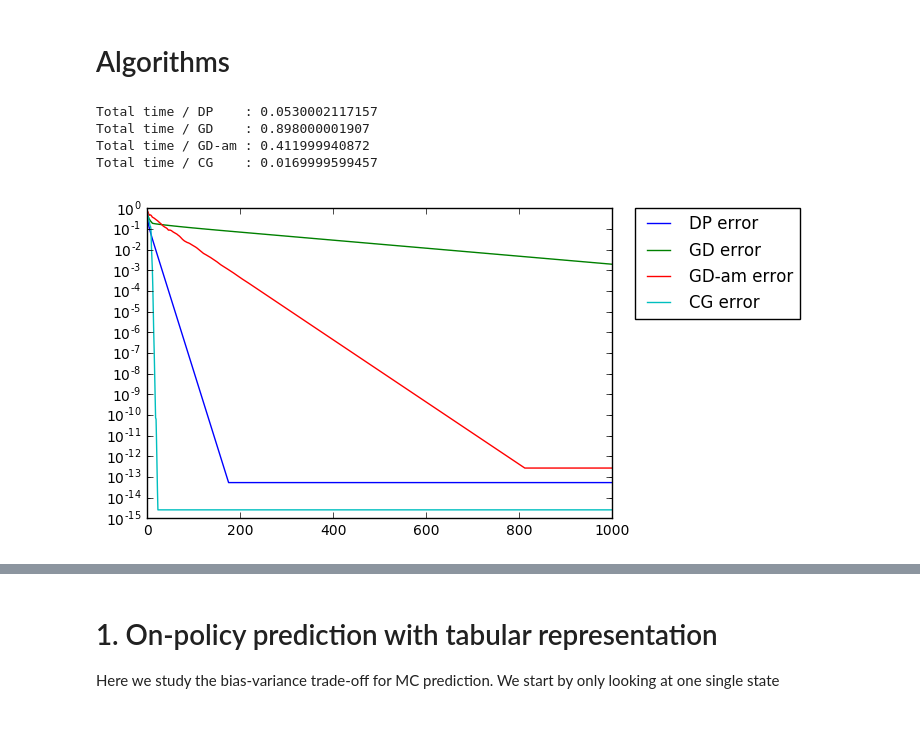
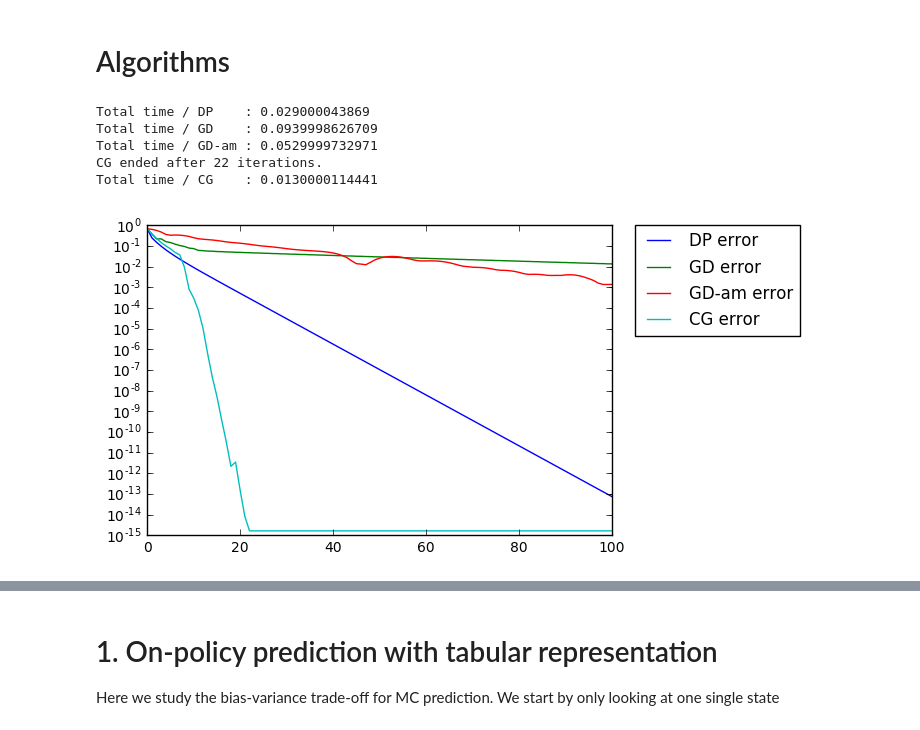
Before and after one commit to mtanneau/ReinforcementLearningClass, a Jupyter notebook: Mar24/Presentation_Mar24_MTanneau.ipynb, the cells around one changed output, grey strips where cells are left out. Cells and saved outputs as stored; diff of their text form; code cells hidden in the pictures.

```diff
--- a/Mar24/Presentation_Mar24_MTanneau.ipynb
+++ b/Mar24/Presentation_Mar24_MTanneau.ipynb
@@ -399,47 +465,62 @@ def conjugateGradient(A,
 # %%
-nIter_max=1000
+nIter_max=100
 
 #dynamic programming
 start_DP=time.time()
-theta_DP=dynamicProgramming(P,b,r_pi,nIter_max)
+theta_DP=dynamicProgramming(np.eye(K+1)-A,b,np.zeros(K+1),nIter_max)
 end_DP = time.time()
+print 'Total time / DP    :',end_DP-start_DP
 
 #gradient descent, exact linesearch
 start_GD=time.time()
 theta_GD=gradientDescent(A,b,np.zeros(K+1),nIter_max)
 end_GD = time.time()
+print 'Total time / GD    :',end_GD-start_GD
+
 #gradient descent with adaptive momentum, default parameters
 start_GD_am=time.time()
 theta_GD_am=gradientDescent_adaptiveMomentum(A,b,np.zeros(K+1),nIter_max)
 end_GD_am = time.time()
+print 'Total time / GD-am :',end_GD_am-start_GD_am
+
 #conjugate gradient with default parameteres
 start_CG=time.time()
 theta_CG=conjugateGradient(A,b,np.zeros(K+1),nIter_max)
 end_CG = time.time()
-
-print 'Total time / DP    :',end_DP-start_DP
-print 'Total time / GD    :',end_GD-start_GD
-print 'Total time / GD-am :',end_GD_am-start_GD_am
 print 'Total time / CG    :',end_CG-start_CG
 
-#compute DP error
-err_DP = np.abs(theta_DP.T-v_pi)
-err_GD = np.abs(theta_GD.T-v_pi)
-err_GD_am = np.abs(theta_GD_am.T-v_pi)
-err_CG = np.abs(theta_CG.T-v_pi)
+
+#compute history of iterations
+v_DP_history=Phi.dot(theta_DP.T).T
+v_GD_history=Phi.dot(theta_GD.T).T
+v_GD_am_history=Phi.dot(theta_GD_am.T).T
+v_CG_history=Phi.dot(theta_CG.T).T
+
+#extract final results
+v_DP=v_DP_history[nIter_max,:]
+v_GD=v_GD_history[nIter_max,:]
+v_GD_am=v_GD_am_history[nIter_max,:]
+v_CG=v_CG_history[nIter_max,:]
+
+#compute error
+err_DP = np.max(np.abs(v_DP_history-v_TD),1)
+err_GD = np.max(np.abs(v_GD_history-v_TD),1)
+err_GD_am = np.max(np.abs(v_GD_am_history-v_TD),1)
+err_CG = np.max(np.abs(v_CG_history-v_TD),1)
 # %% [output]
-Total time / DP    : 0.0530002117157
-Total time / GD    : 0.898000001907
-Total time / GD-am : 0.411999940872
-Total time / CG    : 0.0169999599457
+Total time / DP    : 0.029000043869
+Total time / GD    : 0.0939998626709
+Total time / GD-am : 0.0529999732971
+CG ended after 22 iterations.
+Total time / CG    : 0.0130000114441
 # %%
 #plot the learning curves
-plt.semilogy(np.max(err_DP,1),label='DP error')
-plt.semilogy(np.max(err_GD,1),label='GD error')
-plt.semilogy(np.max(err_GD_am,1),label='GD-am error')
-plt.semilogy(np.max(err_CG,1),label='CG error')
+plt.semilogy(err_DP,label='DP error')
+plt.semilogy(err_GD,label='GD error')
+plt.semilogy(err_GD_am,label='GD-am error')
+plt.semilogy(err_CG,label='CG error')
 
 plt.legend(bbox_to_anchor=(1.05, 1), loc=2, borderaxespad=0.)
 plt.show()
 # %% [output]
-[figure, old version]
+[figure, new version]
```
Also changed, not shown: parts of 16 cells of this notebook.
